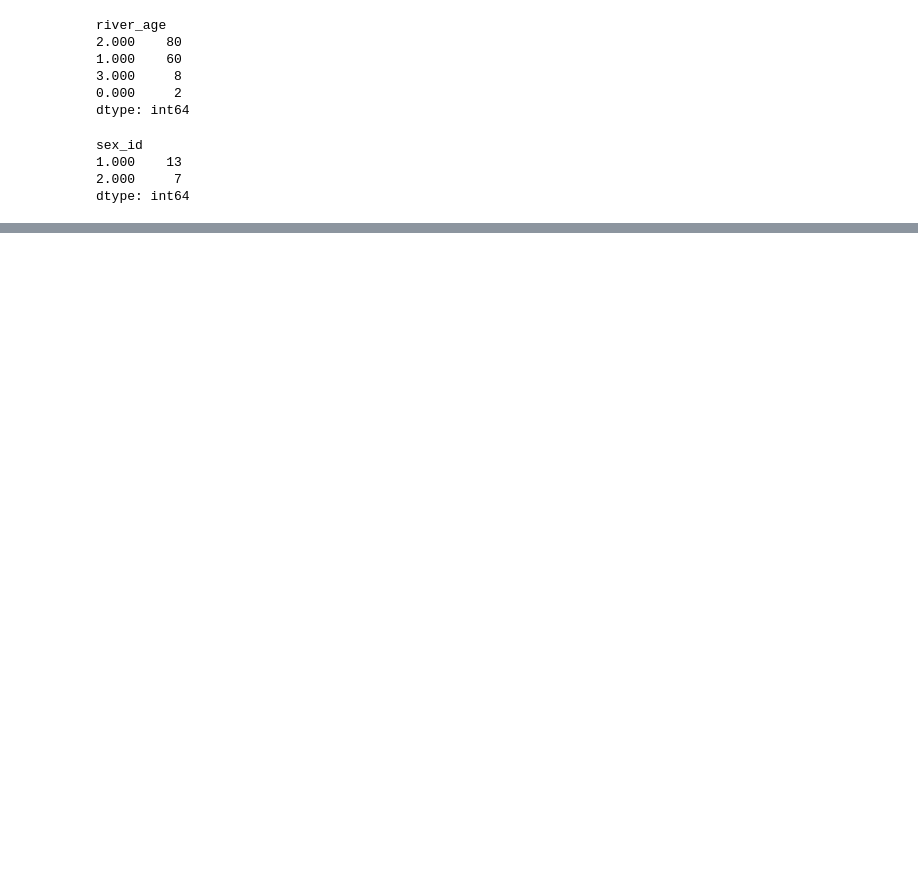
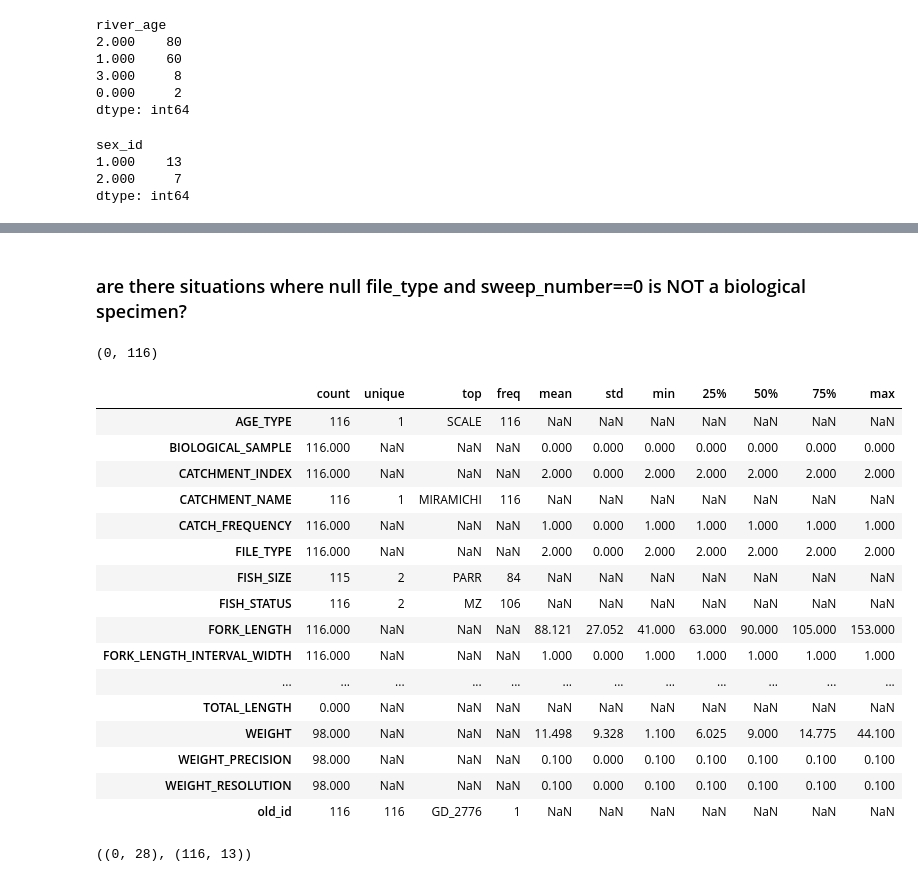
Before and after one commit to dfo-gulf-science/TrapNet-EDA, a Jupyter notebook: Potential Import Issue.ipynb, the cells around one changed output, grey strips where cells are left out. Saved outputs shown, nothing was run; the diff lists cells and outputs as text; code cells hidden in the pictures; blank space fills up the shorter version.

```diff
--- a/Potential Import Issue.ipynb
+++ b/Potential Import Issue.ipynb
@@ -322,0 +346,55 @@ df_all[
+# %% [markdown]
+### are there situations where null file_type and sweep_number==0 is NOT a biological specimen?
+# %%
+# there are no filetype==1 & sweep==0 in the archived data
+# ignoring the filetype may have fixed the above problem
+
+(
+    df_arch[
+        (df_arch.SWEEP_NUMBER==0)
+        & (df_arch.FILE_TYPE==1)
+    ].shape[0],
+    df_arch[
+        (df_arch.SWEEP_NUMBER==0)
+        & (df_arch.BIOLOGICAL_SAMPLE==0)
+    ].shape[0]
+)
+# filetype==1, biosample==0
+# %% [output]
+(0, 116)
+# %%
+# none of these are in checkthis data
+df_checkthistoo = df_arch[
+    (df_arch.SWEEP_NUMBER==0)
+    & (df_arch.BIOLOGICAL_SAMPLE==0)
+    & (~df_arch.old_id.isin(df_checkthis.old_id))
+]
+
+df_checkthistoo.drop(['DATETIME', 'BIOLOGICAL_REMARKS', 'arch_matching_id', 'GD_ID'], axis=1).describe(include='all').T.sort_index()
+
+# these look like the should be classified as BIOLOGICAL_SAMPLE==1: most have sex data, all have river_age, most have weight
+# %% [output]
+|  | count | unique | top | freq | mean | std | min | 25% | 50% | 75% | max |
+| AGE_TYPE | 116 | 1 | SCALE | 116 | NaN | NaN | NaN | NaN | NaN | NaN | NaN |
+| BIOLOGICAL_SAMPLE | 116.000 | NaN | NaN | NaN | 0.000 | 0.000 | 0.000 | 0.000 | 0.000 | 0.000 | 0.000 |
+| CATCHMENT_INDEX | 116.000 | NaN | NaN | NaN | 2.000 | 0.000 | 2.000 | 2.000 | 2.000 | 2.000 | 2.000 |
+| CATCHMENT_NAME | 116 | 1 | MIRAMICHI | 116 | NaN | NaN | NaN | NaN | NaN | NaN | NaN |
+| CATCH_FREQUENCY | 116.000 | NaN | NaN | NaN | 1.000 | 0.000 | 1.000 | 1.000 | 1.000 | 1.000 | 1.000 |
+| FILE_TYPE | 116.000 | NaN | NaN | NaN | 2.000 | 0.000 | 2.000 | 2.000 | 2.000 | 2.000 | 2.000 |
+| FISH_SIZE | 115 | 2 | PARR | 84 | NaN | NaN | NaN | NaN | NaN | NaN | NaN |
+| FISH_STATUS | 116 | 2 | MZ | 106 | NaN | NaN | NaN | NaN | NaN | NaN | NaN |
+| FORK_LENGTH | 116.000 | NaN | NaN | NaN | 88.121 | 27.052 | 41.000 | 63.000 | 90.000 | 105.000 | 153.000 |
+| FORK_LENGTH_INTERVAL_WIDTH | 116.000 | NaN | NaN | NaN | 1.000 | 0.000 | 1.000 | 1.000 | 1.000 | 1.000 | 1.000 |
+| ... | ... | ... | ... | ... | ... | ... | ... | ... | ... | ... | ... |
+| TOTAL_LENGTH | 0.000 | NaN | NaN | NaN | NaN | NaN | NaN | NaN | NaN | NaN | NaN |
+| WEIGHT | 98.000 | NaN | NaN | NaN | 11.498 | 9.328 | 1.100 | 6.025 | 9.000 | 14.775 | 44.100 |
+| WEIGHT_PRECISION | 98.000 | NaN | NaN | NaN | 0.100 | 0.000 | 0.100 | 0.100 | 0.100 | 0.100 | 0.100 |
+| WEIGHT_RESOLUTION | 98.000 | NaN | NaN | NaN | 0.100 | 0.000 | 0.100 | 0.100 | 0.100 | 0.100 | 0.100 |
+| old_id | 116 | 116 | GD_2776 | 1 | NaN | NaN | NaN | NaN | NaN | NaN | NaN |
+# %%
+# are these in the production database?
+df_all[df_all.old_id.isin(df_checkthistoo.old_id.unique())].shape, df_bio[df_bio.old_id.isin(df_checkthistoo.old_id.unique())].shape
+
+# they have been correctly categorised as bio samples in the production database
+# %% [output]
+((0, 28), (116, 13))
```
Also changed, not shown: parts of 28 cells of this notebook.
